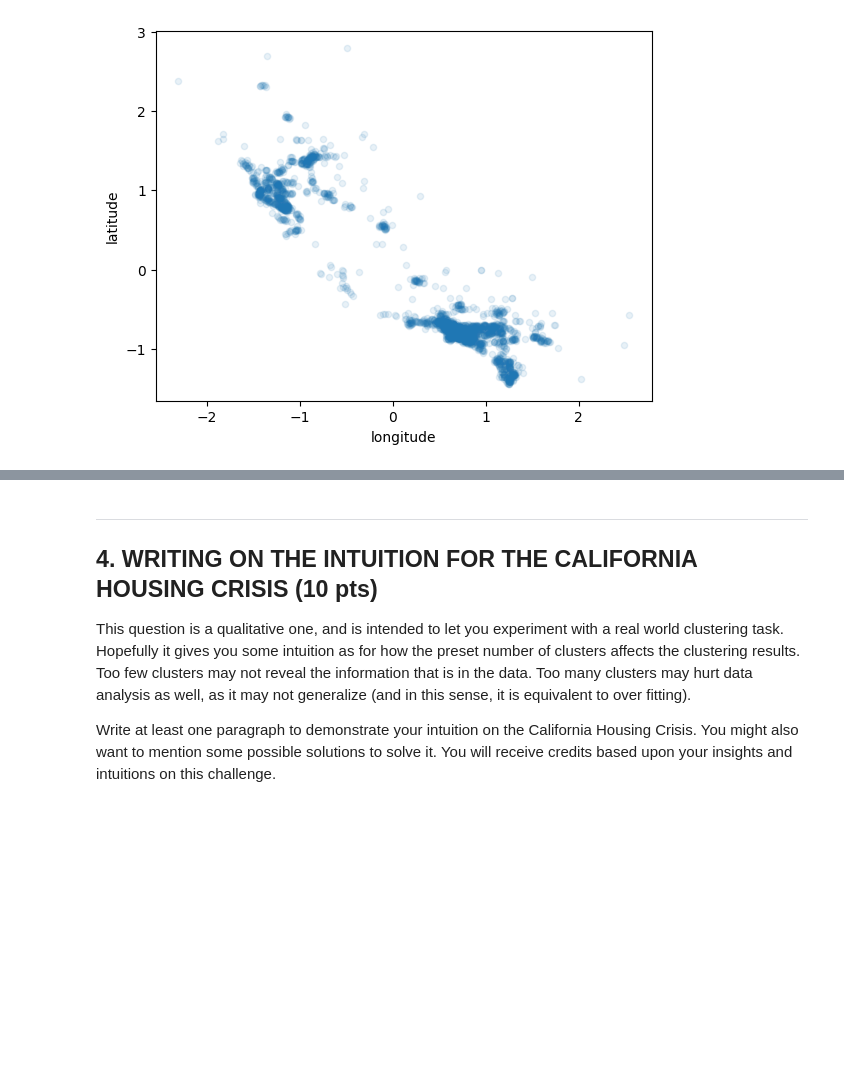
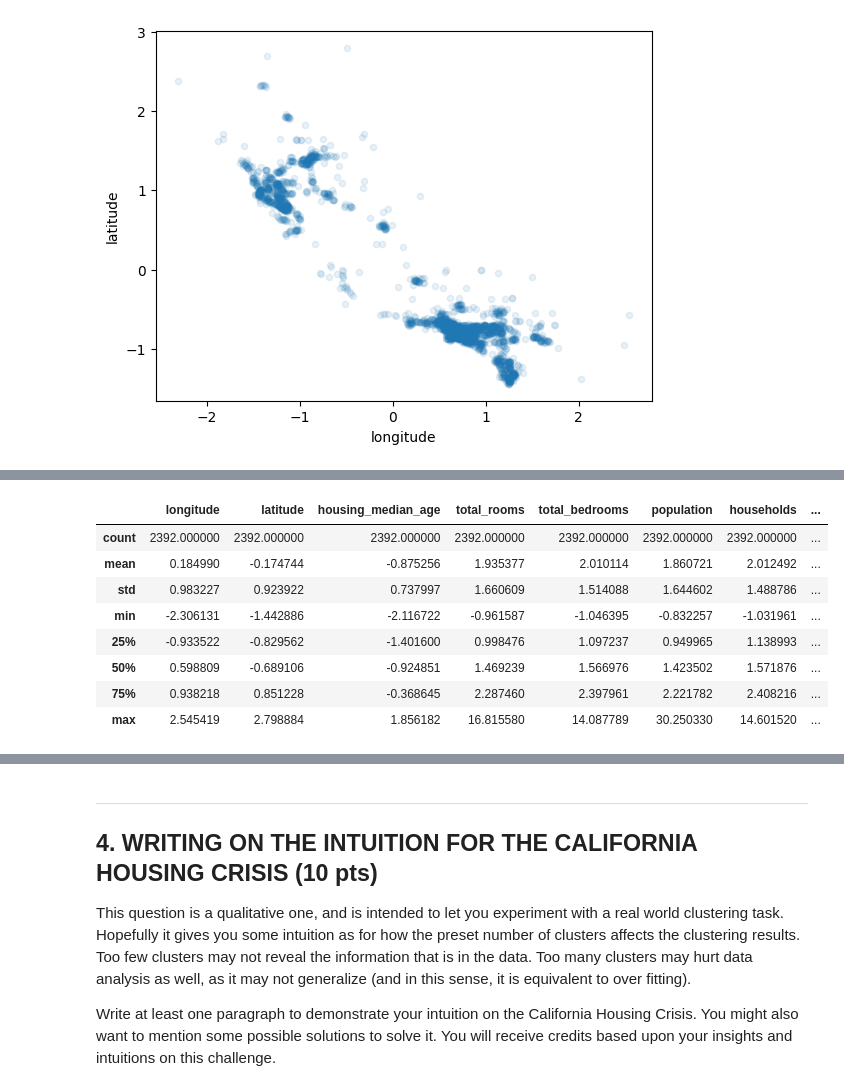
Before and after one commit to helen-yao/ML4VA, a Jupyter notebook: jdj9ng_assignment_2_kmeans.ipynb, the cells around one changed output, grey strips where cells are left out. Cells and saved outputs as stored; diff of their text form; code cells hidden in the pictures; blank space fills up the shorter version.

```diff
--- a/jdj9ng_assignment_2_kmeans.ipynb
+++ b/jdj9ng_assignment_2_kmeans.ipynb
@@ -370,0 +386,12 @@ housing_clusters[1].plot(kind="scatter", x="longitude", y="latitude", alpha=0.1)
+# %%
+housing_clusters[1].describe()
+# %% [output]
+|  | longitude | latitude | housing_median_age | total_rooms | total_bedrooms | population | households | ... |
+| count | 2392.000000 | 2392.000000 | 2392.000000 | 2392.000000 | 2392.000000 | 2392.000000 | 2392.000000 | ... |
+| mean | 0.184990 | -0.174744 | -0.875256 | 1.935377 | 2.010114 | 1.860721 | 2.012492 | ... |
+| std | 0.983227 | 0.923922 | 0.737997 | 1.660609 | 1.514088 | 1.644602 | 1.488786 | ... |
+| min | -2.306131 | -1.442886 | -2.116722 | -0.961587 | -1.046395 | -0.832257 | -1.031961 | ... |
+| 25% | -0.933522 | -0.829562 | -1.401600 | 0.998476 | 1.097237 | 0.949965 | 1.138993 | ... |
+| 50% | 0.598809 | -0.689106 | -0.924851 | 1.469239 | 1.566976 | 1.423502 | 1.571876 | ... |
+| 75% | 0.938218 | 0.851228 | -0.368645 | 2.287460 | 2.397961 | 2.221782 | 2.408216 | ... |
+| max | 2.545419 | 2.798884 | 1.856182 | 16.815580 | 14.087789 | 30.250330 | 14.601520 | ... |
```
Also changed, not shown: parts of 10 cells of this notebook.
